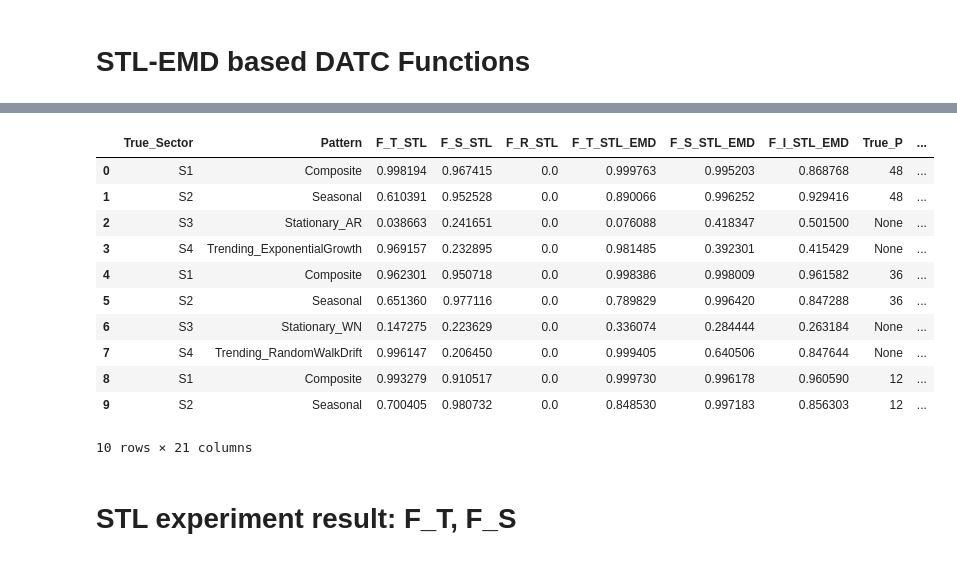
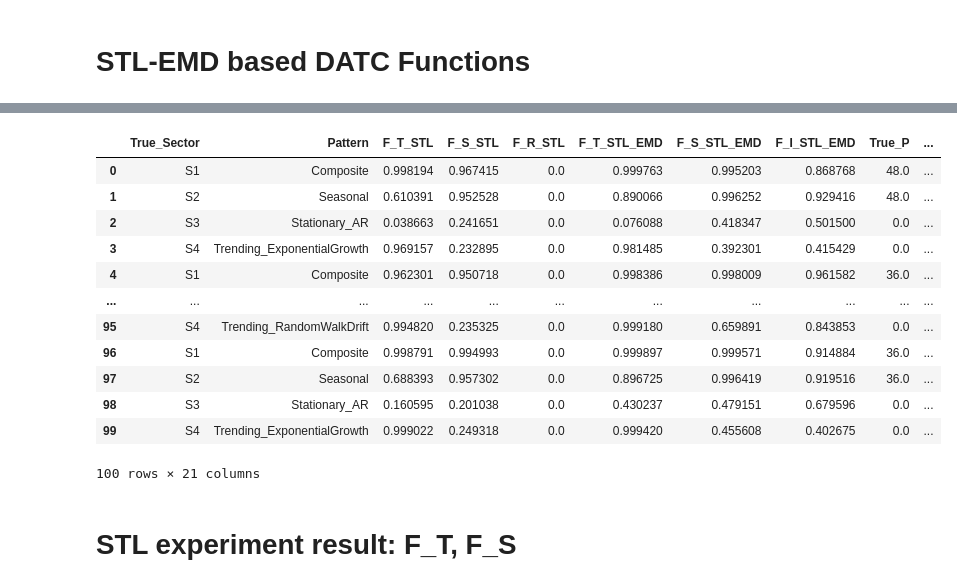
Before and after one commit to wayne0831/TSFM_Ops, a Jupyter notebook: src/temp/(260716) DATC_STL_EMD.ipynb, the cells around one changed output, grey strips where cells are left out. Saved outputs shown, nothing was run; the diff lists cells and outputs as text; code cells hidden in the pictures.

Commit message:
new file:   results/temp/0902_Per500_Len300_synthetic_dataset.csv 	modified:   src/temp/(260716) DATC_STL_EMD.ipynb 	modified:   src/temp/(260904) KernelSynth.py

```diff
--- a/src/temp/(260716) DATC_STL_EMD.ipynb
+++ b/src/temp/(260716) DATC_STL_EMD.ipynb
@@ -528,20 +529,23 @@ Generating sample 3000/3000 for each regime...
 # %%
+df_exp_results = pd.read_csv('../../results/temp/0715_Per3000_Len500_synthetic_dataset.csv')
+
 df_exp_results = df_exp_results.fillna(0)
 #df_exp_results[df_exp_results['Pattern'].str.contains('Trending')].head(10)
-df_exp_results.head(10)
+df_exp_results.head(100)
 # %% [output]
 |  | True_Sector | Pattern | F_T_STL | F_S_STL | F_R_STL | F_T_STL_EMD | F_S_STL_EMD | F_I_STL_EMD | True_P | ... |
-| 0 | S1 | Composite | 0.998194 | 0.967415 | 0.0 | 0.999763 | 0.995203 | 0.868768 | 48 | ... |
-| 1 | S2 | Seasonal | 0.610391 | 0.952528 | 0.0 | 0.890066 | 0.996252 | 0.929416 | 48 | ... |
-| 2 | S3 | Stationary_AR | 0.038663 | 0.241651 | 0.0 | 0.076088 | 0.418347 | 0.501500 | None | ... |
-| 3 | S4 | Trending_ExponentialGrowth | 0.969157 | 0.232895 | 0.0 | 0.981485 | 0.392301 | 0.415429 | None | ... |
-| 4 | S1 | Composite | 0.962301 | 0.950718 | 0.0 | 0.998386 | 0.998009 | 0.961582 | 36 | ... |
-| 5 | S2 | Seasonal | 0.651360 | 0.977116 | 0.0 | 0.789829 | 0.996420 | 0.847288 | 36 | ... |
-| 6 | S3 | Stationary_WN | 0.147275 | 0.223629 | 0.0 | 0.336074 | 0.284444 | 0.263184 | None | ... |
-| 7 | S4 | Trending_RandomWalkDrift | 0.996147 | 0.206450 | 0.0 | 0.999405 | 0.640506 | 0.847644 | None | ... |
-| 8 | S1 | Composite | 0.993279 | 0.910517 | 0.0 | 0.999730 | 0.996178 | 0.960590 | 12 | ... |
-| 9 | S2 | Seasonal | 0.700405 | 0.980732 | 0.0 | 0.848530 | 0.997183 | 0.856303 | 12 | ... |
+| 0 | S1 | Composite | 0.998194 | 0.967415 | 0.0 | 0.999763 | 0.995203 | 0.868768 | 48.0 | ... |
+| 1 | S2 | Seasonal | 0.610391 | 0.952528 | 0.0 | 0.890066 | 0.996252 | 0.929416 | 48.0 | ... |
+| 2 | S3 | Stationary_AR | 0.038663 | 0.241651 | 0.0 | 0.076088 | 0.418347 | 0.501500 | 0.0 | ... |
+| 3 | S4 | Trending_ExponentialGrowth | 0.969157 | 0.232895 | 0.0 | 0.981485 | 0.392301 | 0.415429 | 0.0 | ... |
+| 4 | S1 | Composite | 0.962301 | 0.950718 | 0.0 | 0.998386 | 0.998009 | 0.961582 | 36.0 | ... |
+| ... | ... | ... | ... | ... | ... | ... | ... | ... | ... | ... |
+| 95 | S4 | Trending_RandomWalkDrift | 0.994820 | 0.235325 | 0.0 | 0.999180 | 0.659891 | 0.843853 | 0.0 | ... |
+| 96 | S1 | Composite | 0.998791 | 0.994993 | 0.0 | 0.999897 | 0.999571 | 0.914884 | 36.0 | ... |
+| 97 | S2 | Seasonal | 0.688393 | 0.957302 | 0.0 | 0.896725 | 0.996419 | 0.919516 | 36.0 | ... |
+| 98 | S3 | Stationary_AR | 0.160595 | 0.201038 | 0.0 | 0.430237 | 0.479151 | 0.679596 | 0.0 | ... |
+| 99 | S4 | Trending_ExponentialGrowth | 0.999022 | 0.249318 | 0.0 | 0.999420 | 0.455608 | 0.402675 | 0.0 | ... |
-10 rows × 21 columns
+100 rows × 21 columns
 # %% [markdown]
 # STL experiment result: F_T, F_S
 # %%
```
Also changed, not shown: parts of 5 cells of this notebook, 2 other files.
